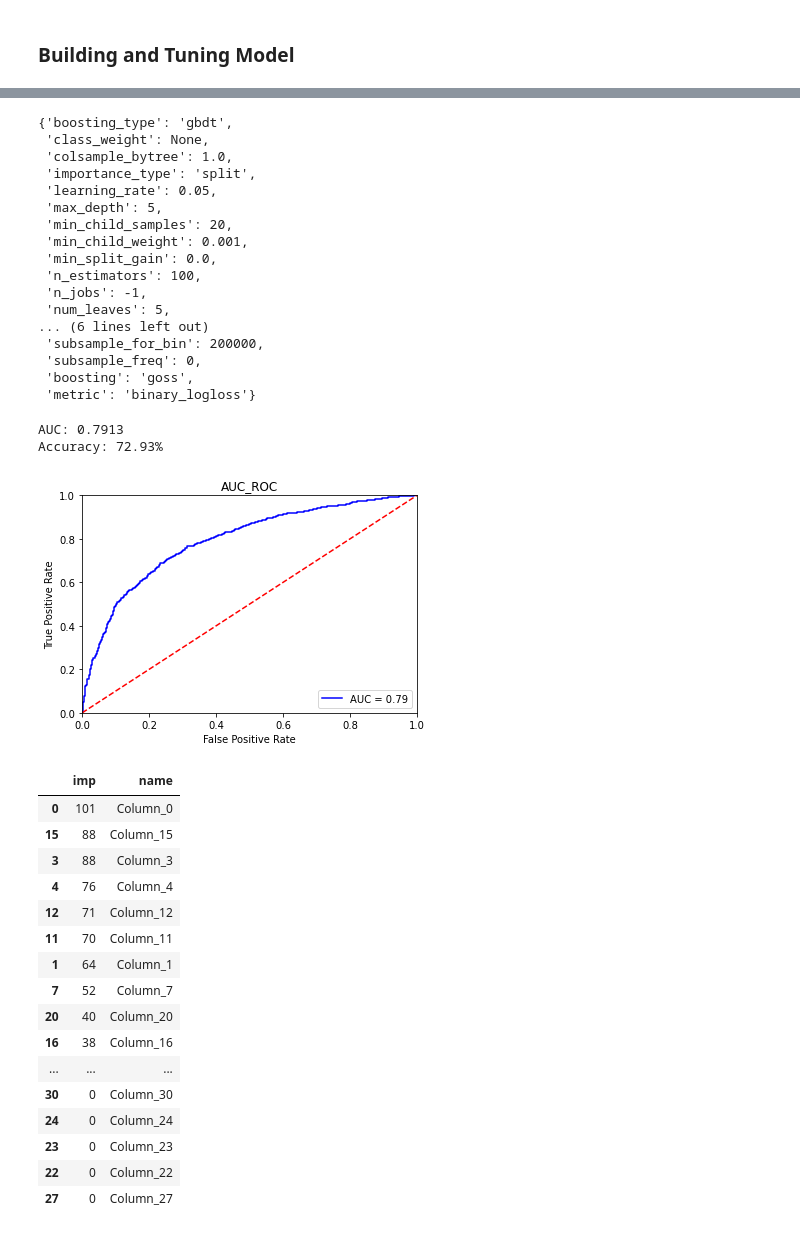
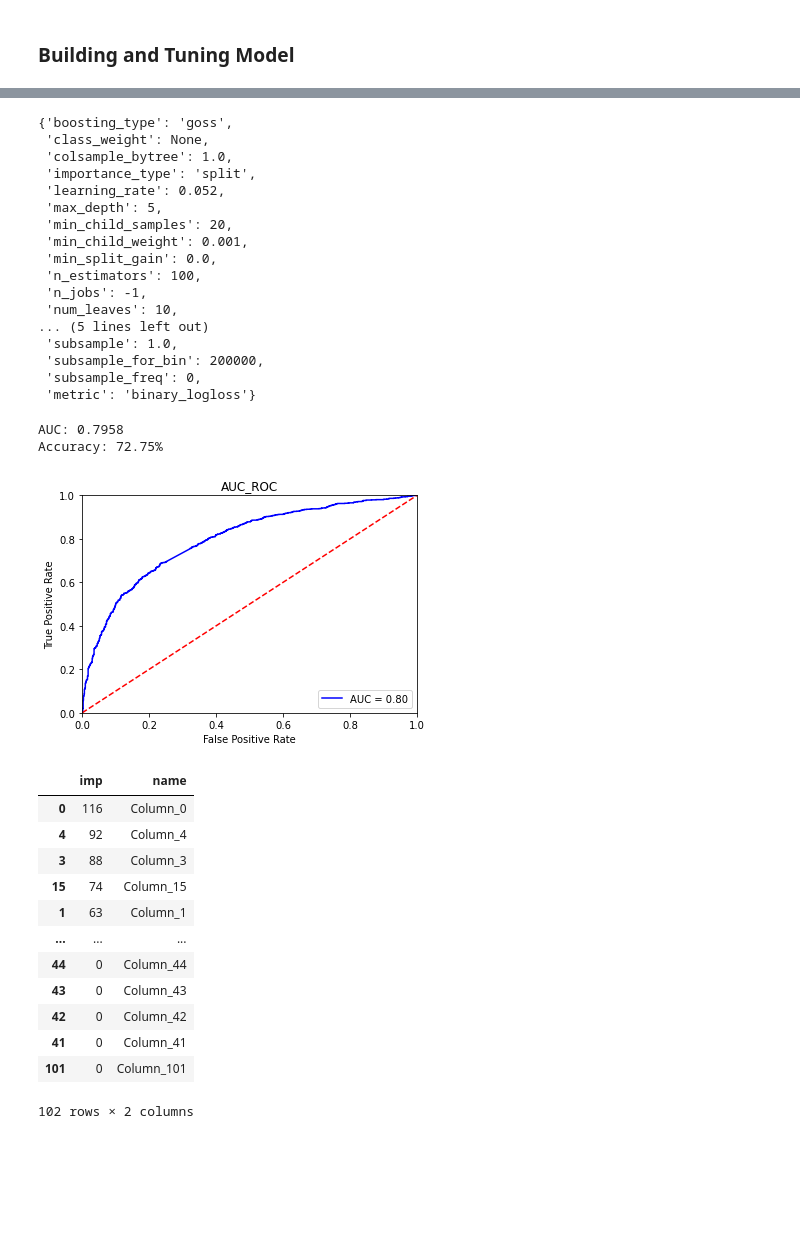
Before and after one commit to Sichun-Li/Machine-Learning-Credit-Risk-Prediction, a Jupyter notebook: Credit Risk Prediction 1.ipynb, the cells around one changed output, grey strips where cells are left out. Saved outputs shown, nothing was run; the diff lists cells and outputs as text; code cells hidden in the pictures; blank space fills up the shorter version.

```diff
--- a/Credit Risk Prediction 1.ipynb
+++ b/Credit Risk Prediction 1.ipynb
@@ -274,22 +219,22 @@ result_table
 # %%
-result_table.iloc[5,1]
+result_table.iloc[4,1]
 # %% [output]
-{'boosting_type': 'gbdt',
+{'boosting_type': 'goss',
  'class_weight': None,
  'colsample_bytree': 1.0,
  'importance_type': 'split',
- 'learning_rate': 0.05,
+ 'learning_rate': 0.052,
  'max_depth': 5,
  'min_child_samples': 20,
  'min_child_weight': 0.001,
  'min_split_gain': 0.0,
  'n_estimators': 100,
  'n_jobs': -1,
- 'num_leaves': 5,
-... (6 lines left out)
+ 'num_leaves': 10,
+... (5 lines left out)
+ 'subsample': 1.0,
  'subsample_for_bin': 200000,
  'subsample_freq': 0,
- 'boosting': 'goss',
  'metric': 'binary_logloss'}
 # %%
 def plot(model, plotROC=False):
@@ -322,34 +268,31 @@ def plot(model, plotROC=False):
         plt.xlabel('False Positive Rate')
         plt.show()
 # %%
-lgb_model = LGBMClassifier(learning_rate=0.051, objective='binary',metric='binary_logloss',
+lgb_model = LGBMClassifier(learning_rate=0.052, objective='binary',metric='binary_logloss',
                        boosting_type='goss', max_depth=5, num_leaves=10)
 plot(lgb_model,plotROC=True)
 # %% [output]
-AUC: 0.7913
-Accuracy: 72.93%
+AUC: 0.7958
+Accuracy: 72.75%
-[figure, old version]
+[figure, new version]
 # %%
 imp=pd.DataFrame()
 imp['imp'] = lgb_model.feature_importances_
 imp['name'] = lgb_model.feature_name_
 imp=imp.sort_values(by=['imp'],ascending=False)
+imp
 # %% [output]
 |  | imp | name |
-| 0 | 101 | Column_0 |
-| 15 | 88 | Column_15 |
+| 0 | 116 | Column_0 |
+| 4 | 92 | Column_4 |
 | 3 | 88 | Column_3 |
-| 4 | 76 | Column_4 |
-| 12 | 71 | Column_12 |
-| 11 | 70 | Column_11 |
-| 1 | 64 | Column_1 |
-| 7 | 52 | Column_7 |
-| 20 | 40 | Column_20 |
-| 16 | 38 | Column_16 |
+| 15 | 74 | Column_15 |
+| 1 | 63 | Column_1 |
 | ... | ... | ... |
-| 30 | 0 | Column_30 |
-| 24 | 0 | Column_24 |
-| 23 | 0 | Column_23 |
-| 22 | 0 | Column_22 |
-| 27 | 0 | Column_27 |
+| 44 | 0 | Column_44 |
+| 43 | 0 | Column_43 |
+| 42 | 0 | Column_42 |
+| 41 | 0 | Column_41 |
+| 101 | 0 | Column_101 |
+102 rows × 2 columns
 # %%
```
Also changed, not shown: parts of 41 cells of this notebook.
